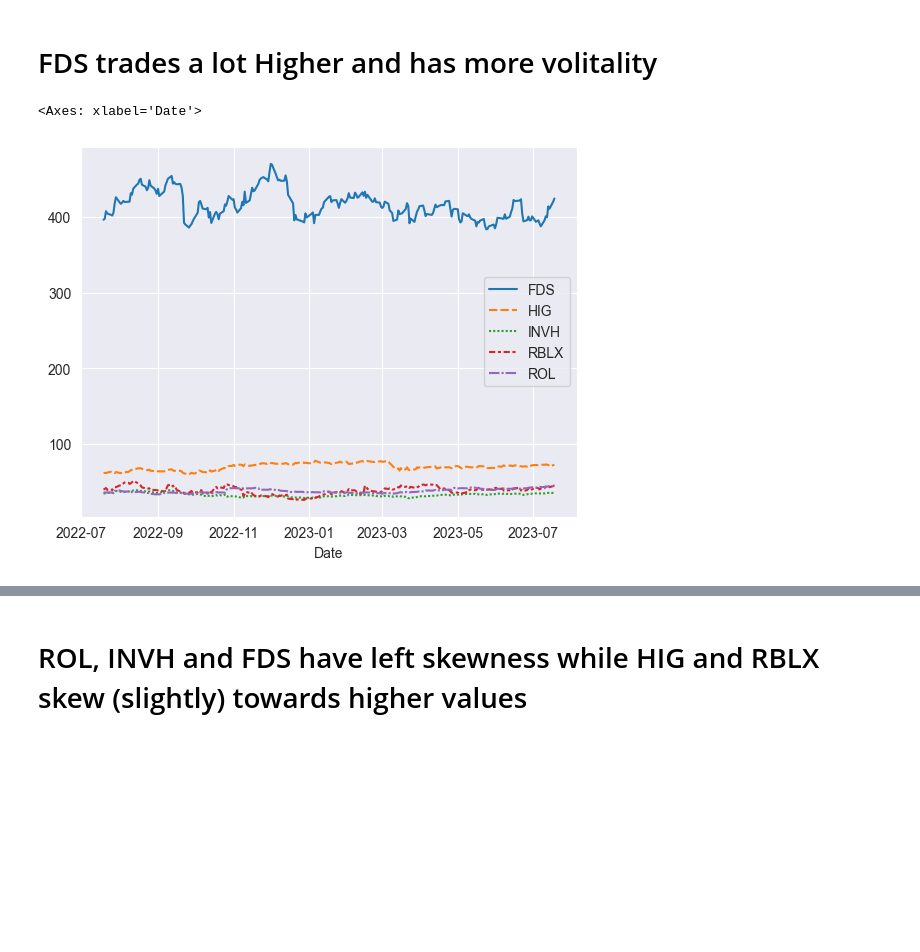
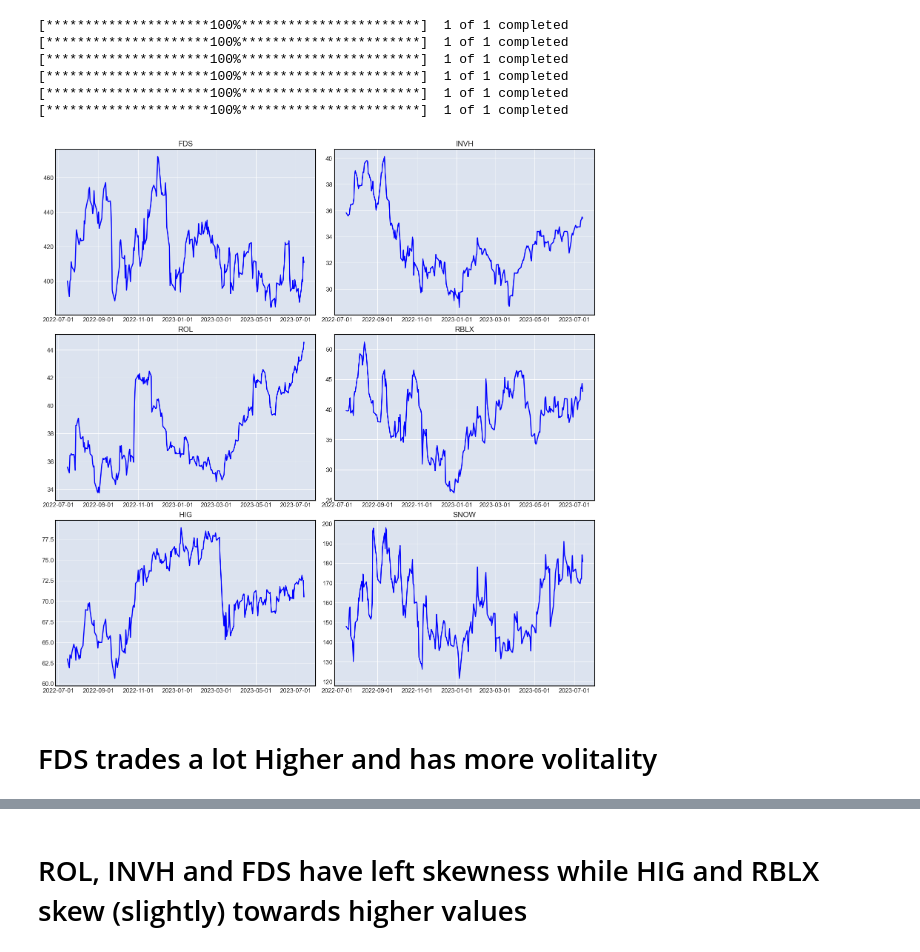
Before and after one commit to sacksteinsophie/Math-of-Finance-Final-Project-EN625, a Jupyter notebook: stocks_EDA.ipynb, the cells around one changed output, grey strips where cells are left out. Drawn from its saved outputs; the diff is of its cells as text; code cells hidden in the pictures; blank space fills up the shorter version.

```diff
--- a/stocks_EDA.ipynb
+++ b/stocks_EDA.ipynb
@@ -242,8 +89,39 @@ plotly.offline.iplot(fig, filename='jupyter-parametric_plot')
+# %%
+import matplotlib.pyplot as plt
+import matplotlib.ticker as mticker
+import matplotlib.dates as mdates
+import yfinance as yf
+import pandas as pd
+
+symbols = ['FDS','INVH', 'ROL', 'RBLX', 'HIG', 'SNOW']
+
+def plot_candlestick(data, ax):
+    # Convert the datetime object to mdates date
+    data['Date'] = [mdates.date2num(d) for d in data.index]
+    # Create tuples in the form (date, open, high, low, close)
+    # quotes = [tuple(x) for x in data[['Date', 'Open', 'High', 'Low', 'Close']].values]
+
+    ax.xaxis_date()
+    ax.xaxis.set_major_formatter(mdates.DateFormatter('%Y-%m-%d'))
+    ax.grid(True)
+
+    ax.plot(data['Date'], data['Close'], color='b')
+
+fig, axs = plt.subplots(3, 2, figsize=(15, 15), constrained_layout=True)
+
+for i, symbol in enumerate(symbols):
+    data = yf.download(symbol, start=start, end=end)
+    plot_candlestick(data, axs[i//2, i%2])
+    axs[i//2, i%2].set_title(symbol)
+
+plt.show()
+# %% [output]
+[*********************100%***********************]  1 of 1 completed
+[*********************100%***********************]  1 of 1 completed
+[*********************100%***********************]  1 of 1 completed
+[*********************100%***********************]  1 of 1 completed
+[*********************100%***********************]  1 of 1 completed
+[*********************100%***********************]  1 of 1 completed
+[figure, added]
 # %% [markdown]
 # FDS trades a lot Higher and has more volitality
-# %%
-sns.set_style("darkgrid")
-sns.lineplot(data = df)
-# %% [output]
-<Axes: xlabel='Date'>
-[figure, removed]
```
Also changed, not shown: parts of 32 cells of this notebook.
